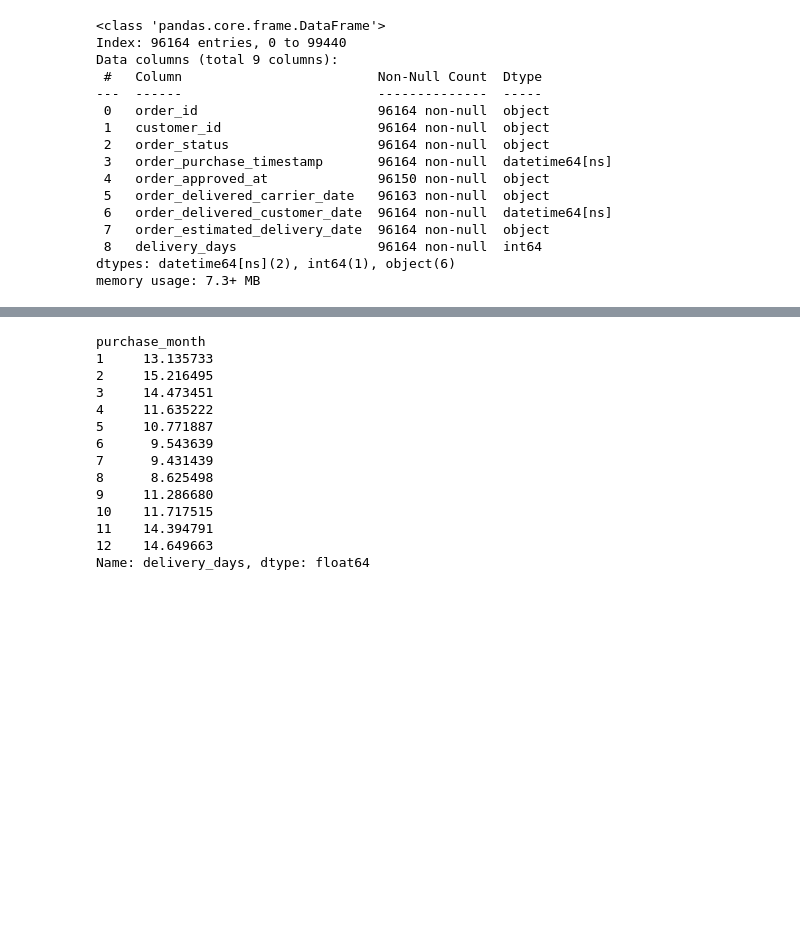
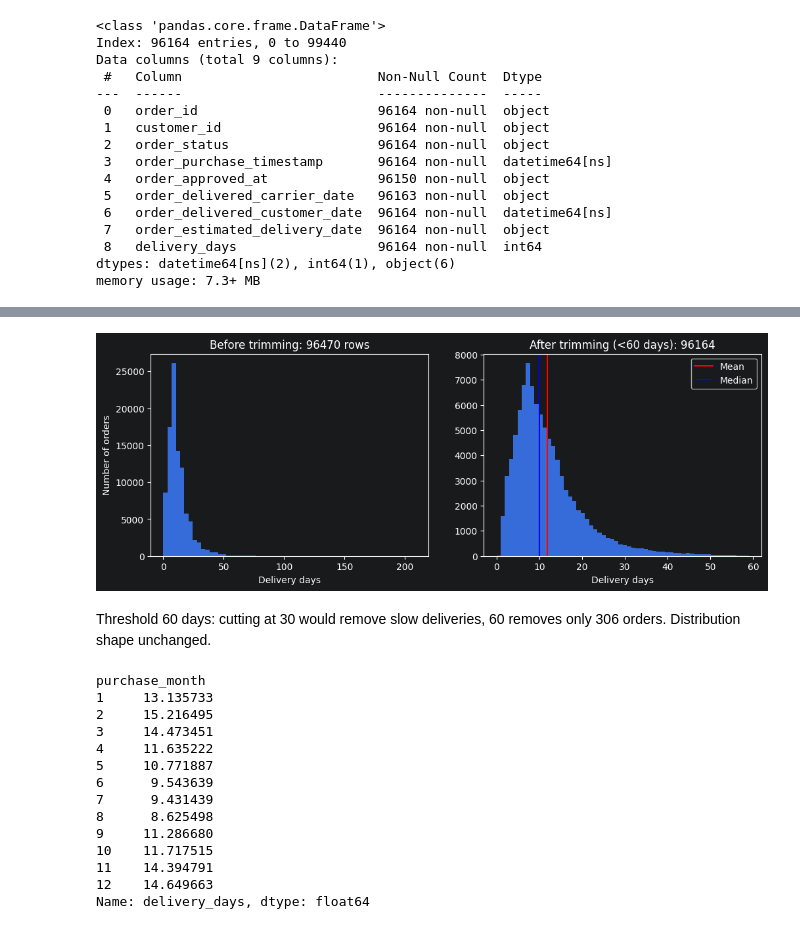
Before and after one commit to arocasim/olist_delivery_risk, a Jupyter notebook: notebooks/01_eda.ipynb, the cells around one changed output, grey strips where cells are left out. Saved outputs shown, nothing was run; the diff lists cells and outputs as text; code cells hidden in the pictures; blank space fills up the shorter version.

```diff
--- a/notebooks/01_eda.ipynb
+++ b/notebooks/01_eda.ipynb
@@ -147,3 +148,23 @@ clean[(clean['delivery_days'] > 60) | (clean['delivery_days'] < 0)]
+# %%
+fig, axes = plt.subplots(1, 2, figsize=(12, 4))
+
+axes[0].hist(delivered['delivery_days'], bins=60)
+axes[0].set_title(f"Before trimming: {len(delivered)} rows")
+axes[0].set_xlabel("Delivery days")
+axes[0].set_ylabel("Number of orders")
+
+axes[1].hist(clean['delivery_days'], bins=60)
+axes[1].axvline(clean['delivery_days'].mean(), color ='red', label='Mean')
+axes[1].axvline(clean['delivery_days'].median(), color = 'blue', label='Median')
+axes[1].legend()
+axes[1].set_title(f"After trimming (<60 days): {len(clean['delivery_days'])}")
+axes[1].set_xlabel("Delivery days")
+
+plt.show()
+# %% [output]
+[figure, added]
+# %% [markdown]
+Threshold 60 days: cutting at 30 would remove slow deliveries, 60 removes only 306 orders. Distribution shape unchanged.
 # %%
 clean['purchase_month'] = clean['order_purchase_timestamp'].dt.month
 clean['purchase_day_of_week'] = clean['order_purchase_timestamp'].dt.dayofweek
```
Also changed, not shown: parts of 43 cells of this notebook.
